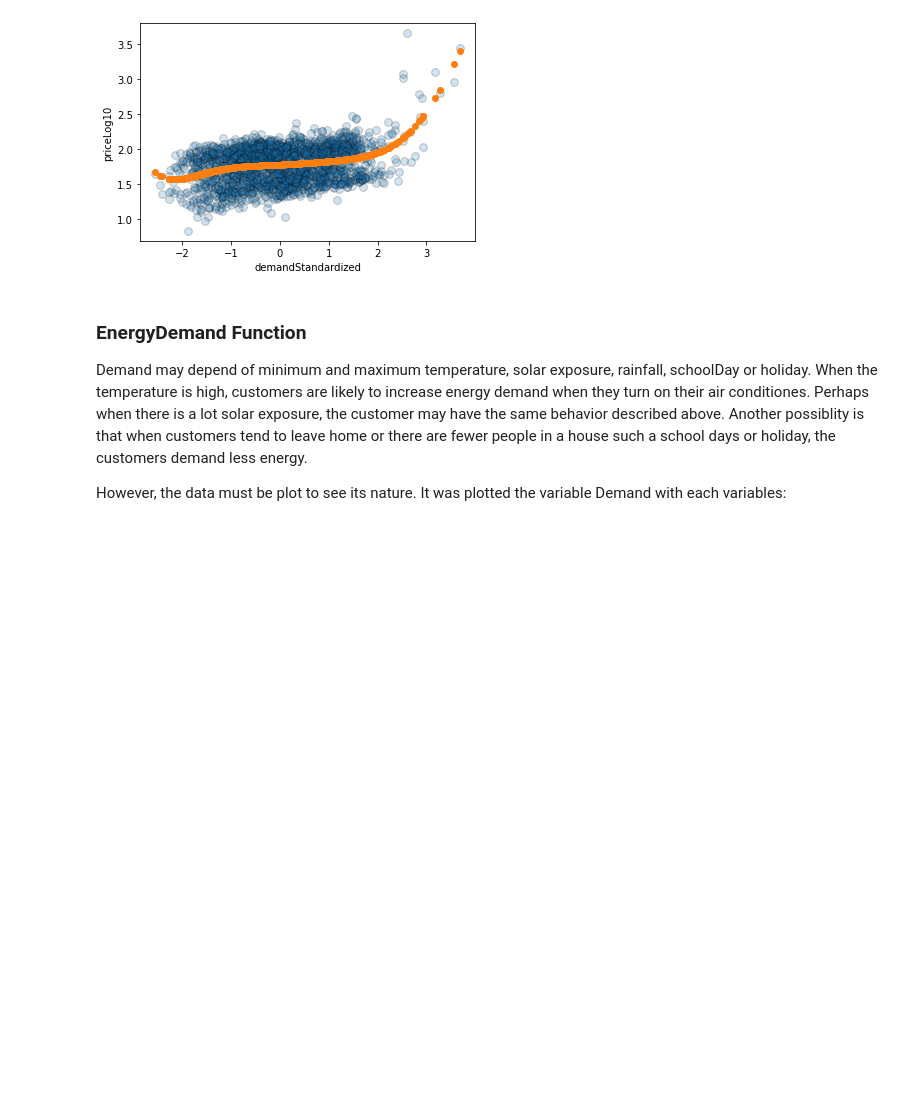
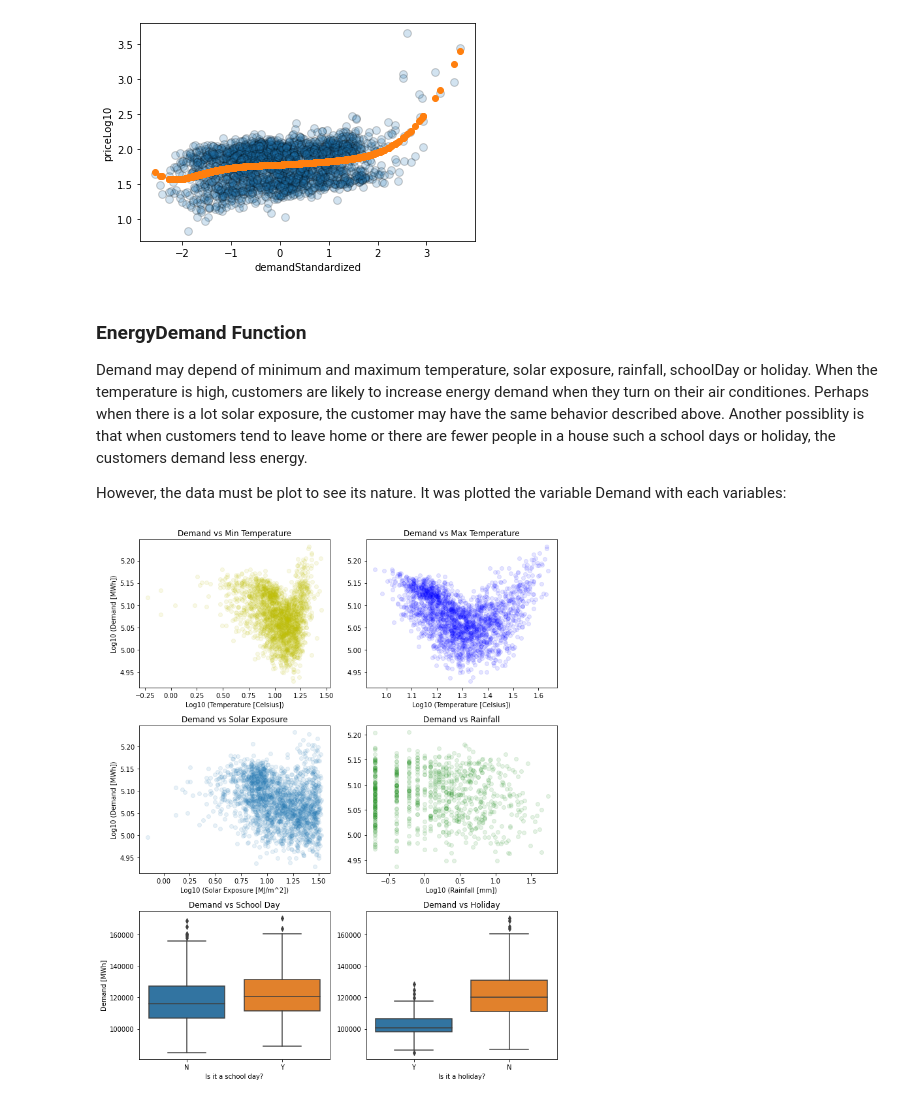
Before and after one commit to shlondon/ElectricityMarket-DataCamp, a Jupyter notebook: Sketch.ipynb, the cells around one changed output. Cells and saved outputs as stored; diff of their text form; code cells hidden in the pictures; blank space fills up the shorter version.

```diff
--- a/Sketch.ipynb
+++ b/Sketch.ipynb
@@ -404,27 +404,39 @@ Demand may depend of minimum and maximum temperature, solar exposure, rainfall,
 
 However, the data must be plot to see its nature. It was plotted the variable Demand with each variables:
 # %%
+# Transform variables
+df['min_temperatureStandardized'] = standardizer.fit_transform(df.min_temperature.values.reshape(-1,1))
+df['min_temperatureLog10'] = np.log10(df.min_temperature)
+df['max_temperatureStandardized'] = standardizer.fit_transform(df.max_temperature.values.reshape(-1,1))
+df['max_temperatureLog10'] = np.log10(df.max_temperature)
+df['solar_exposureStandardized'] = standardizer.fit_transform(df.solar_exposure.values.reshape(-1,1))
+df['solar_exposureLog10'] = np.log10(df.solar_exposure)
+df['rainfallStandardized'] = standardizer.fit_transform(df.rainfall.values.reshape(-1,1))
+df['rainfallLog10'] = np.log10(df.rainfall)
+
 # Subplot with Seaborn and Matplotlib
 fig, ((ax1, ax2), (ax3, ax4), (ax5, ax6)) = plt.subplots(3, 2, figsize=(10, 12))
 ax1.scatter(df.min_temperatureLog10, df.demandLog10, alpha=0.1, c='y')
 ax1.set_title('Demand vs Min Temperature')
 ax1.set(xlabel='Log10 (Temperature [Celsius])', ylabel='Log10 (Demand [MWh])')
 ax2.scatter(df.max_temperatureLog10, df.demandLog10, alpha=0.1, c='b')
 ax2.set_title('Demand vs Max Temperature')
 ax2.set(xlabel='Log10 (Temperature [Celsius])')
 ax3.scatter(df.solar_exposureLog10, df.demandLog10, alpha=0.1)
 ax3.set_title('Demand vs Solar Exposure')
 ax3.set(xlabel='Log10 (Solar Exposure [MJ/m^2])', ylabel='Log10 (Demand [MWh])')
 ax4.scatter(df.rainfallLog10, df.demandLog10, alpha=0.1, c='g')
 ax4.set_title('Demand vs Rainfall')
 ax4.set(xlabel='Log10 (Rainfall [mm])')
 # ax5.boxplot([df[df.school_day == 'N'].demand, df[df.school_day == 'Y'].demand], patch_artist=True)
 sns.boxplot(x='school_day', y='demand', data=df, ax=ax5)
 ax5.set_title('Demand vs School Day')
 ax5.set(xlabel='Is it a school day?', ylabel='Demand [MWh]')
 # ax6.boxplot([df[df.holiday == 'N'].demand, df[df.holiday == 'Y'].demand], patch_artist=True)
 sns.boxplot(x='holiday', y='demand', data=df, ax=ax6)
 ax6.set_title('Demand vs Holiday')
 ax6.set(xlabel='Is it a holiday?', ylabel='')
 fig.tight_layout()
+# %% [output]
+[figure, added]
 # %% [markdown]
```
Also changed, not shown: parts of 2 cells of this notebook.
